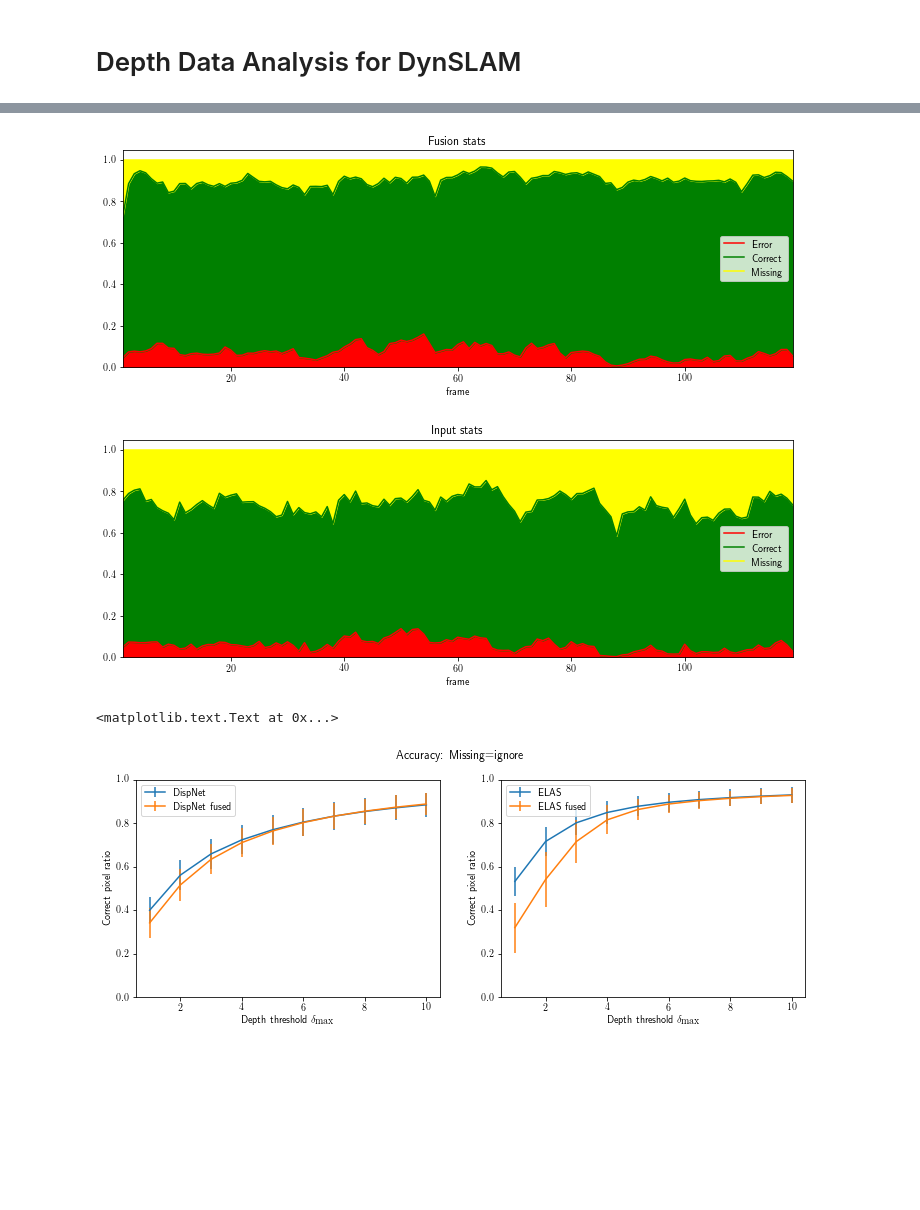
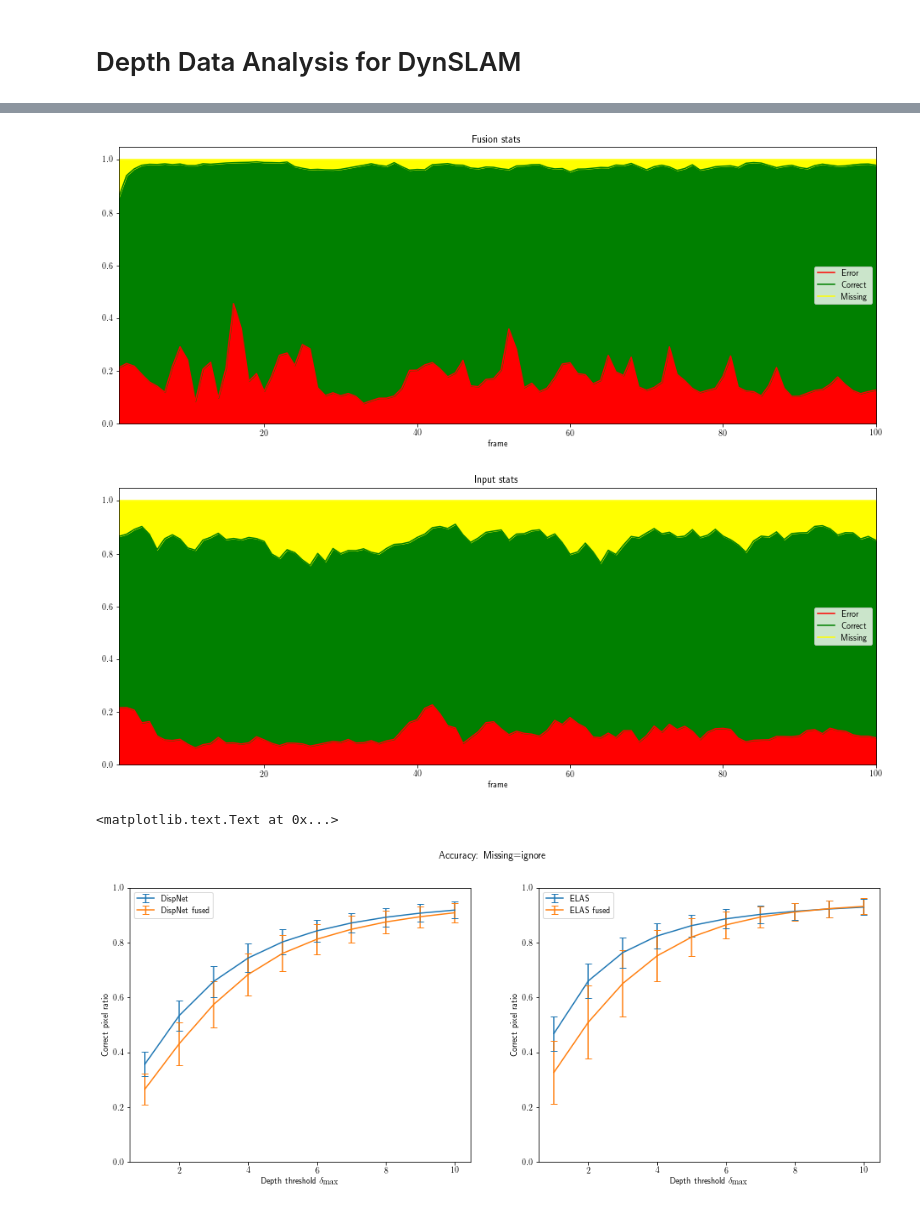
Before and after one commit to AndreiBarsan/DynSLAM, a Jupyter notebook: notebooks/DepthAnalysis.ipynb, the cells around one changed output, grey strips where cells are left out. Drawn from its saved outputs; the diff is of its cells as text; code cells hidden in the pictures; blank space fills up the shorter version.

Commit message:
Worked on experiment/plot concepts

```diff
--- a/notebooks/DepthAnalysis.ipynb
+++ b/notebooks/DepthAnalysis.ipynb
@@ -13,7 +13,7 @@ from matplotlib import rc
 # on your system, accessible via PATH.
 rc('text', usetex=True)
 
-plt.rcParams["figure.figsize"] = (12, 4)
+plt.rcParams["figure.figsize"] = (16, 6)
 
 # TODO(andrei): Remember that box-and-whisker plots can be VERY informative.
 # %%
@@ -26,9 +32,12 @@ plt.rcParams["figure.figsize"] = (12, 4)
 ../cmake-build-debug/kitti-odometry-08-offset-3969-depth-precomputed-dispnet-voxelsize-0.0350-results.csv
 ../cmake-build-debug/kitti-odometry-08-offset-3969-depth-precomputed-elas-voxelsize-0.0350-results.csv
 # %%
-CSV_FILE_DISPNET = "../cmake-build-debug/kitti-odometry-06-offset-0-depth-precomputed-dispnet-voxelsize-0.0350-results.csv"
+# CSV_FILE_DISPNET = "../cmake-build-debug/kitti-odometry-06-offset-0-depth-precomputed-dispnet-voxelsize-0.0350-results.csv"
 # CSV_FILE_ELAS = "../cmake-build-debug/kitti-odometry-08-offset-3969-results.csv"
-CSV_FILE_ELAS = "../cmake-build-debug/kitti-odometry-06-offset-0-depth-precomputed-elas-voxelsize-0.0350-results.csv"
+# CSV_FILE_ELAS = "../cmake-build-debug/kitti-odometry-06-offset-0-depth-precomputed-elas-voxelsize-0.0350-results.csv"
+
+CSV_FILE_DISPNET="../cmake-build-debug/kitti-odometry-05-offset-0-depth-precomputed-dispnet-voxelsize-0.0350-results.csv"
+CSV_FILE_ELAS="../cmake-build-debug/kitti-odometry-05-offset-0-depth-precomputed-elas-voxelsize-0.0350-results.csv"
 # %%
 frame_dn = pd.read_csv(CSV_FILE_DISPNET)
 frame_elas = pd.read_csv(CSV_FILE_ELAS)
@@ -51,3 +60,13 @@ def augment(dframe):
 
 augment(frame_dn)
 augment(frame_elas)
+# %%
+ax = frame_elas['input-error-percent-1'].plot(label='Input error for $\delta_{max} = 1$')
+frame_elas['input-error-percent-3'].plot(ax=ax,label='Input error for $\delta_{max} = 3$')
+# frame_elas['input-error-percent-5'].plot(ax=ax, label='Input error for $\delta_{max} = 5$')
+frame_elas['input-error-percent-10'].plot(ax=ax, label='Input error for $\delta_{max} = 10$')
+frame_elas['fusion-error-percent-1'].plot(ax=ax, marker='x', label="Fusion error for $\delta_{max}$ = 1")
+frame_elas['fusion-error-percent-3'].plot(ax=ax, marker='x', label="Fusion error for $\delta_{max}$ = 3")
+frame_elas['fusion-error-percent-10'].plot(ax=ax, marker='x', label="Fusion error for $\delta_{max}$ = 10")
+ax.set_ylim([0,1])
+ax.legend()
@@ -54,32 +109,32 @@ augment(frame_elas)
 # %%
 def timeplot(frame, delta=5):
     time_colors = ['red', 'green', 'yellow']
     time_names = ['Error','Correct','Missing']
     ax = frame.plot('frame',
                   ['fusion-error-percent-{}'.format(delta),
                    'fusion-correct-percent-{}'.format(delta),
                    'fusion-missing-percent-{}'.format(delta)],
                   'area',
                   stacked=True,
                   color=time_colors,
                   title="Fusion stats"
                  )
     ax.legend(time_names)
 
     ax2 = frame.plot('frame',
                         ['input-error-percent-{}'.format(delta),
                          'input-correct-percent-{}'.format(delta),
                          'input-missing-percent-{}'.format(delta)],
                   'area', stacked=True,
                   color=time_colors,
                   title="Input stats"
                  )
     ax2.legend(time_names)
 
-timeplot(frame_elas, 9)
+timeplot(frame_elas, 5)
 # %% [output]
-[figure, old version]
+[figure, new version]
-[figure, old version]
+[figure, new version]
 # %%
 
 accs_input = []
@@ -123,10 +178,14 @@ for i in delta_maxes:
     accs_input_e.append(in_acc_mean_e)
     accs_input_stds_e.append(in_acc_std_e)
 
+plot_options = {
+    'capsize': 4
+}
+
 # TODO look for best practices for mpl figures and use them
 plt.subplot(121)
-plt.errorbar(delta_maxes, accs_input, accs_input_stds, label='DispNet')
-plt.errorbar(delta_maxes, accs_fusion, accs_fusion_stds, label='DispNet fused')
+plt.errorbar(delta_maxes, accs_input, accs_input_stds, label='DispNet', **plot_options)
+plt.errorbar(delta_maxes, accs_fusion, accs_fusion_stds, label='DispNet fused', **plot_options)
 plt.xlabel(r"Depth threshold $\delta_{\textrm{max}}$")
 plt.ylabel(r"Correct pixel ratio")
 plt.ylim([0, 1])
@@ -134,8 +193,8 @@ plt.legend()
 
 
 plt.subplot(122)
-plt.errorbar(delta_maxes, accs_input_e, accs_input_stds_e, label='ELAS')
-plt.errorbar(delta_maxes, accs_fusion_e, accs_fusion_stds_e, label='ELAS fused')
+plt.errorbar(delta_maxes, accs_input_e, accs_input_stds_e, label='ELAS', **plot_options)
+plt.errorbar(delta_maxes, accs_fusion_e, accs_fusion_stds_e, label='ELAS fused', **plot_options)
 plt.xlabel(r"Depth threshold $\delta_{\textrm{max}}$")
 plt.ylabel(r"Correct pixel ratio")
 plt.ylim([0, 1])
@@ -144,7 +203,7 @@ plt.legend()
 plt.suptitle("Accuracy: {}".format("Missing=error" if missing_are_errors else "Missing=ignore" ))
 # %% [output]
 <matplotlib.text.Text at 0x...>
-[figure, old version]
+[figure, new version]
 # %%
 %ls img
 # %% [output]
```
Also changed, not shown: parts of 9 cells of this notebook, 1 other file.
